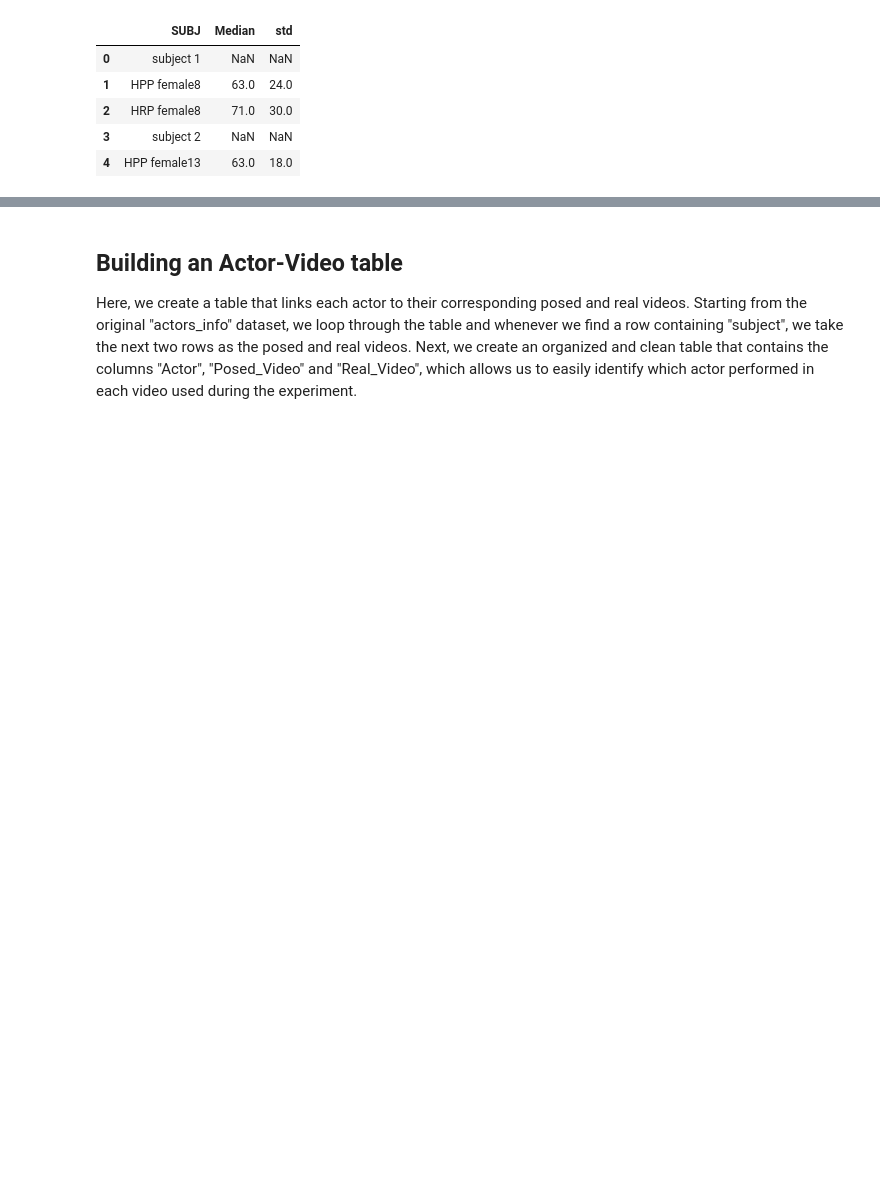
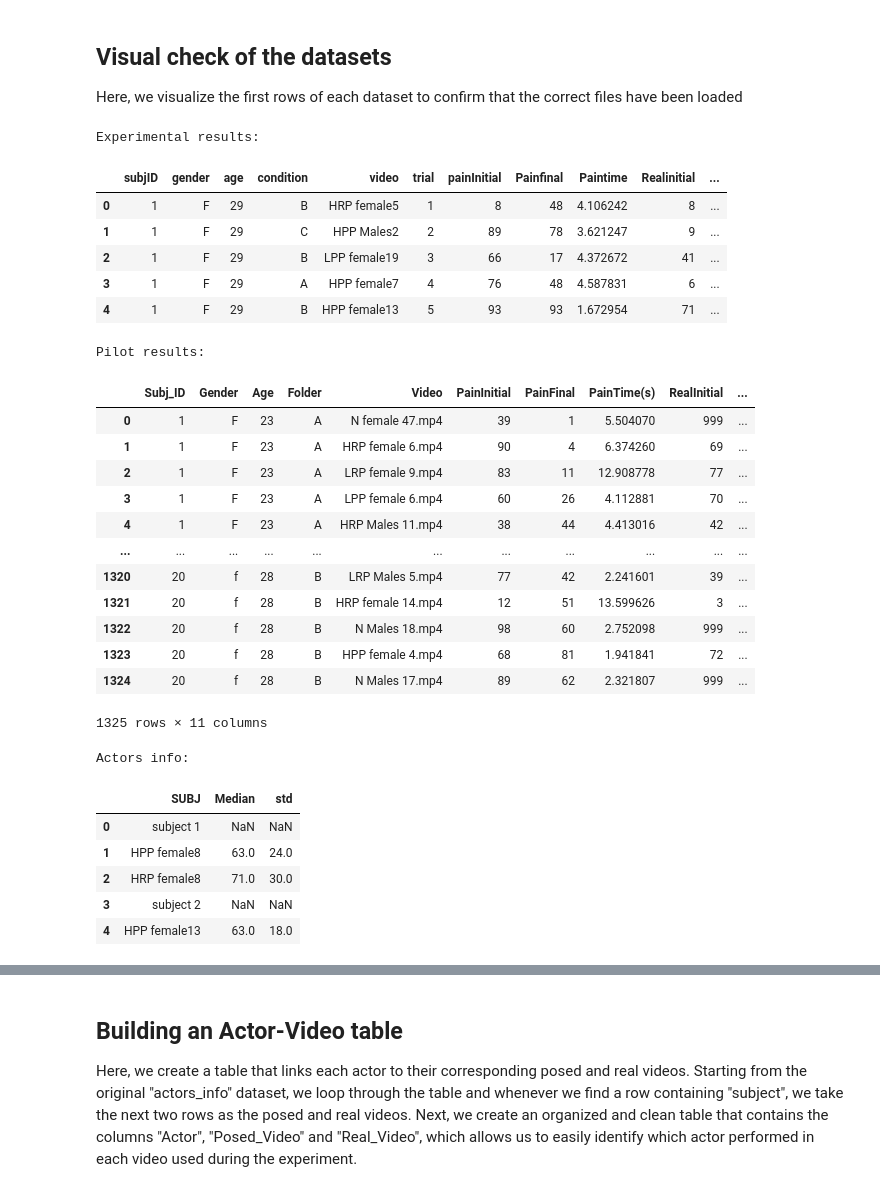
Before and after one commit to IlariaMirli/python-cimec-ilaria-mirlisenna, a Jupyter notebook: course_python_project.ipynb, the cells around one changed output, grey strips where cells are left out. Cells and saved outputs as stored; diff of their text form; code cells hidden in the pictures; blank space fills up the shorter version.

```diff
--- a/course_python_project.ipynb
+++ b/course_python_project.ipynb
@@ -5,27 +11,56 @@
 
 import pandas as pd
 import numpy as np
+import os
+
+# base directory - change according to one own's directory
+assign_directory = '/Users/Ilaria/Library/CloudStorage/GoogleDrive-ilaria.mirlisenna@unitn.it/Il mio Drive/Lessons/Python/final assignement/'
 
 # loading data
-pilot_results = pd.read_excel('/Users/Ilaria/Library/CloudStorage/GoogleDrive-ilaria.mirlisenna@unitn.it/Il mio Drive/Projects/Uncertainty and Pain/Daniele/excel per analisi/RisultatiPilot.xlsx')
-exp_results = pd.read_excel('/Users/Ilaria/Desktop/backup uncertainty /0707/risultatiparte2_corretto.xlsx')
-
-actors_info = pd.read_excel('/Users/Ilaria/Library/CloudStorage/GoogleDrive-ilaria.mirlisenna@unitn.it/Il mio Drive/Projects/Uncertainty and Pain/Daniele/excel per analisi/analisiTtest_1706.xlsx', usecols = "A:C")
+pilot_results = pd.read_excel(os.path.join (assign_directory, 'pilot_results.xlsx'))
+exp_results = pd.read_excel(os.path.join (assign_directory, 'experimental_results.xlsx'))
+actors_info = pd.read_excel(os.path.join (assign_directory, videos_info.xlsx', usecols = "A:C"))
+# %% [markdown]
+## Visual check of the datasets
+
+Here, we visualize the first rows of each dataset to confirm that the correct files have been loaded
 # %%
 # checking that the correct files have been loaded
 
-#for exp_results we use head
-exp_results.head()
+print('Experimental results:')
+display(exp_results.head())
 
-#for pilot_results we try with the whole doc
-pilot_results
+print('Pilot results:')
+display(pilot_results)
 
-# we try also actors_info
-actors_info.head()
+print('Actors info:')
+display(actors_info.head())
 # %% [output]
+Experimental results:
-|  | SUBJ | Median | std |
-| 0 | subject 1 | NaN | NaN |
-| 1 | HPP female8 | 63.0 | 24.0 |
-| 2 | HRP female8 | 71.0 | 30.0 |
-| 3 | subject 2 | NaN | NaN |
-| 4 | HPP female13 | 63.0 | 18.0 |
+|  | subjID | gender | age | condition | video | trial | painInitial | Painfinal | Paintime | Realinitial | ... |
+| 0 | 1 | F | 29 | B | HRP female5 | 1 | 8 | 48 | 4.106242 | 8 | ... |
+| 1 | 1 | F | 29 | C | HPP Males2 | 2 | 89 | 78 | 3.621247 | 9 | ... |
+| 2 | 1 | F | 29 | B | LPP female19 | 3 | 66 | 17 | 4.372672 | 41 | ... |
+| 3 | 1 | F | 29 | A | HPP female7 | 4 | 76 | 48 | 4.587831 | 6 | ... |
+| 4 | 1 | F | 29 | B | HPP female13 | 5 | 93 | 93 | 1.672954 | 71 | ... |
+Pilot results:
+|  | Subj_ID | Gender | Age | Folder | Video | PainInitial | PainFinal | PainTime(s) | RealInitial | ... |
+| 0 | 1 | F | 23 | A | N female 47.mp4 | 39 | 1 | 5.504070 | 999 | ... |
+| 1 | 1 | F | 23 | A | HRP female 6.mp4 | 90 | 4 | 6.374260 | 69 | ... |
+| 2 | 1 | F | 23 | A | LRP female 9.mp4 | 83 | 11 | 12.908778 | 77 | ... |
+| 3 | 1 | F | 23 | A | LPP female 6.mp4 | 60 | 26 | 4.112881 | 70 | ... |
+| 4 | 1 | F | 23 | A | HRP Males 11.mp4 | 38 | 44 | 4.413016 | 42 | ... |
+| ... | ... | ... | ... | ... | ... | ... | ... | ... | ... | ... |
+| 1320 | 20 | f | 28 | B | LRP Males 5.mp4 | 77 | 42 | 2.241601 | 39 | ... |
+| 1321 | 20 | f | 28 | B | HRP female 14.mp4 | 12 | 51 | 13.599626 | 3 | ... |
+| 1322 | 20 | f | 28 | B | N Males 18.mp4 | 98 | 60 | 2.752098 | 999 | ... |
+| 1323 | 20 | f | 28 | B | HPP female 4.mp4 | 68 | 81 | 1.941841 | 72 | ... |
+| 1324 | 20 | f | 28 | B | N Males 17.mp4 | 89 | 62 | 2.321807 | 999 | ... |
+1325 rows × 11 columns
+Actors info:
+|  | SUBJ | Median | std |
+| 0 | subject 1 | NaN | NaN |
+| 1 | HPP female8 | 63.0 | 24.0 |
+| 2 | HRP female8 | 71.0 | 30.0 |
+| 3 | subject 2 | NaN | NaN |
+| 4 | HPP female13 | 63.0 | 18.0 |
```
Also changed, not shown: parts of 8 cells of this notebook.
